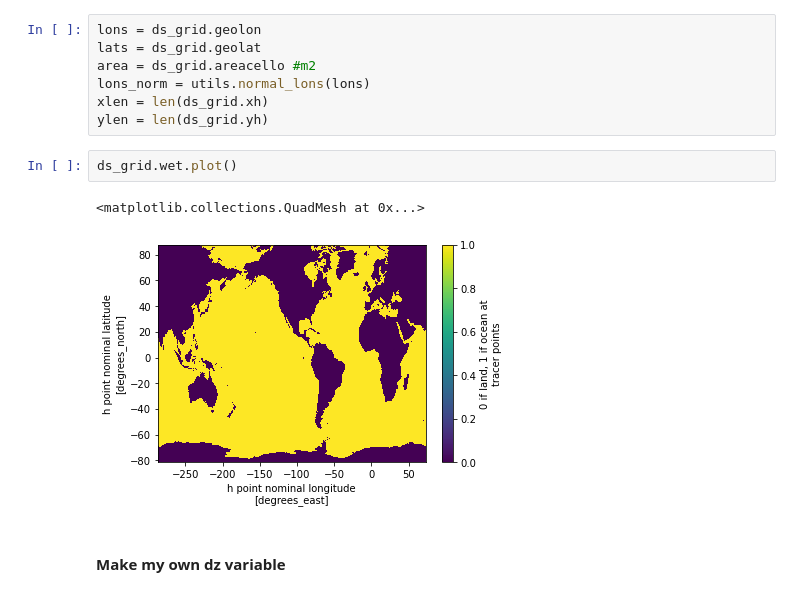
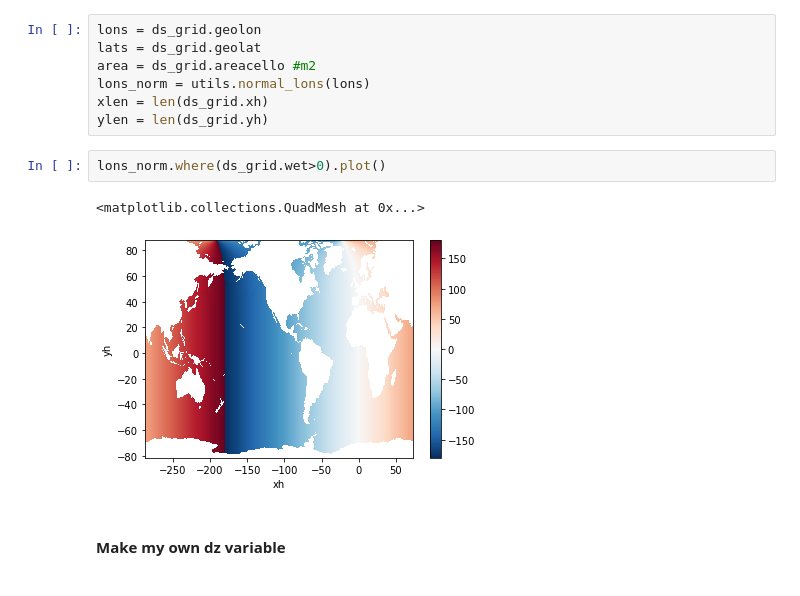
Before and after one commit to kristenkrumhardt/CESM2_oceanBGC_diag, a Jupyter notebook: mom6-marbl/box_diagnostics_new_fesedflux.002.ipynb, the cells around one changed output. Drawn from its saved outputs; the diff is of its cells as text.

```diff
--- a/mom6-marbl/box_diagnostics_new_fesedflux.002.ipynb
+++ b/mom6-marbl/box_diagnostics_new_fesedflux.002.ipynb
@@ -119,11 +119,11 @@ area = ds_grid.areacello #m2
 lons_norm = utils.normal_lons(lons)
 xlen = len(ds_grid.xh)
 ylen = len(ds_grid.yh)
-# %%
-ds_grid.wet.plot()
-# %% [output]
-<matplotlib.collections.QuadMesh at 0x...>
-[figure, removed]
+# %%
+lons_norm.where(ds_grid.wet>0).plot()
+# %% [output]
+<matplotlib.collections.QuadMesh at 0x...>
+[figure, added]
 # %% [markdown]
 #### Make my own dz variable
 # %%
```
Also changed, not shown: parts of 23 cells of this notebook, 1 other file.
